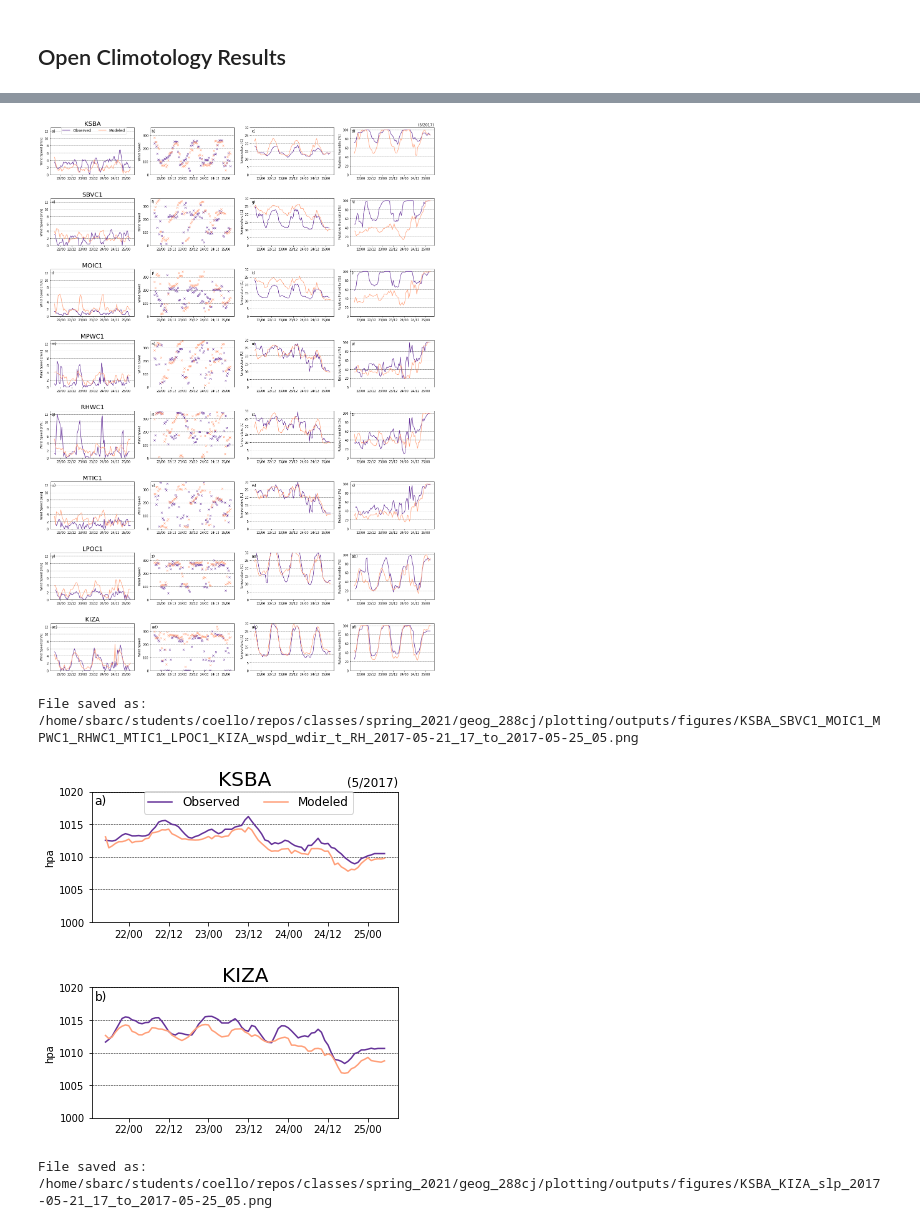
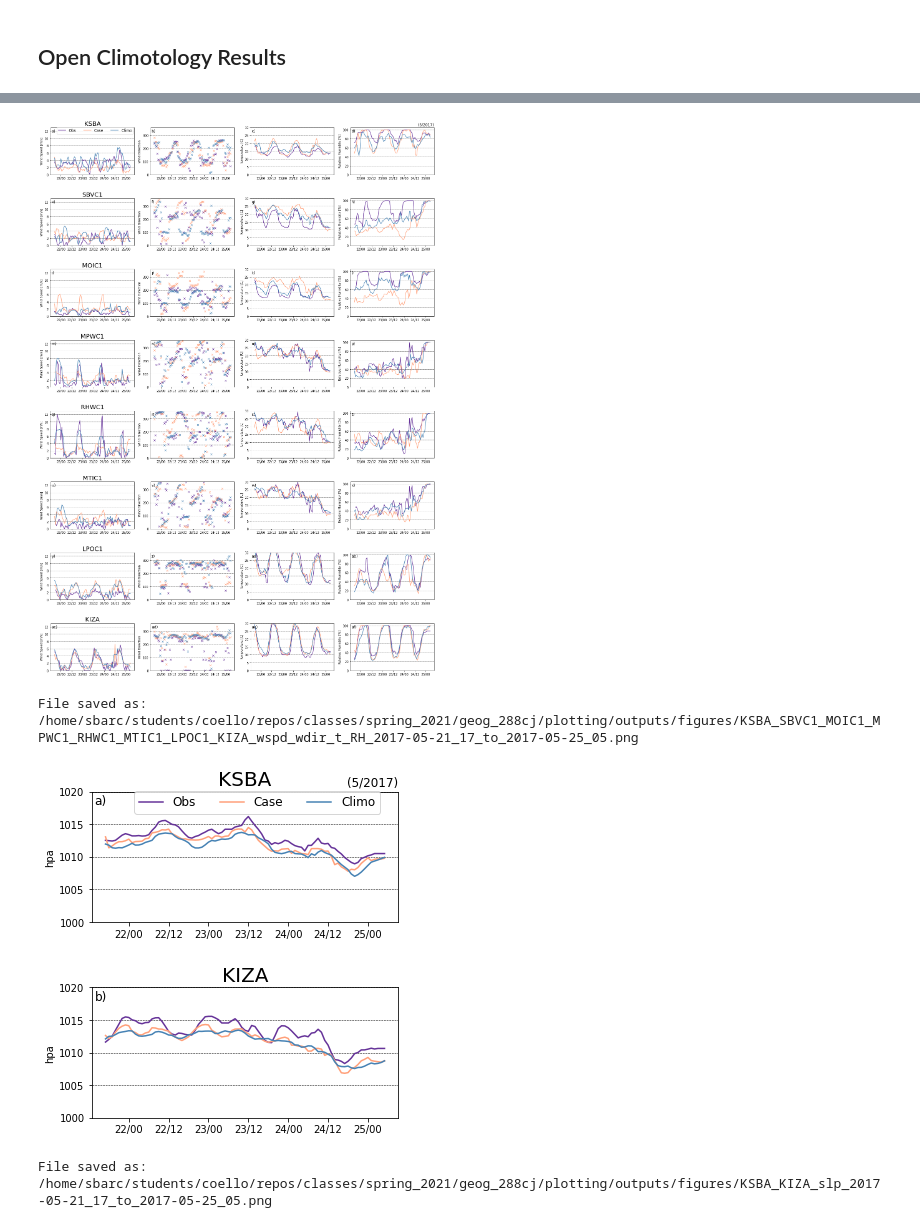
Before and after one commit to mmcoello/spring_2021, a Jupyter notebook: geog_288cj/plotting/analysis/station_data_v_wrf.ipynb, the cells around one changed output, grey strips where cells are left out. Cells and saved outputs as stored; diff of their text form; code cells hidden in the pictures.

Commit message:
processed wrfout files from climotology, and added climo to station v wrf code

```diff
--- a/geog_288cj/plotting/analysis/station_data_v_wrf.ipynb
+++ b/geog_288cj/plotting/analysis/station_data_v_wrf.ipynb
@@ -252,3 +263,5 @@ Opened File: ../input_data/wrf_out_post/wrfout_d03_2017-05-25_00:00:00_surf
+# %%
+dclimo = dclimo.sel(time = slice(str(dwrf.time.values[0]), str(dwrf.time.values[-1])))
 # %%
 levels_wspd = [0, np.nanmax(da.wspd)]
 
@@ -275,5 +294,7 @@ File saved as: /home/sbarc/students/coello/repos/classes/spring_2021/geog_288cj/
 # %%
 dwrf = dwrf.rename({'T2' : 't', 'rh2' : 'RH'})
+# %%
+dclimo = dclimo.rename({'T2' : 't', 'rh2' : 'RH'})
 # %%
 def plot_station_winds(data, data_names, data_cols, date_time, stations, var, var_labs, var_lims, \
                        line_sty, station_lab, leg_box, wind_untis, fig_size, outdir):
@@ -351,29 +372,33 @@ def plot_station_winds(data, data_names, data_cols, date_time, stations, var, va
 
 
 station_vars = ['wspd', 'wdir', 't', 'RH']
-var_labels = ['Wind Speed [' + wnd_units + ']', 'Wind Speed', 'Temperature [C]', 'Relative Humidity [%]']
+var_labels = ['Wind Speed [' + wnd_units + ']', 'Wind Direction', 'Temperature [C]', 'Relative Humidity [%]']
 var_lims = [(0,13), (0, 360), (0,30), (0,105)]
 line_labs = [('-', None), ('','x'), ('-', None), ('-', None)]
 
 
-plot_station_winds([da, dwrf], ['Observed', 'Modeled'], ['rebeccapurple', 'lightsalmon'], da.time, stations,  station_vars, var_labels, var_lims, line_labs, 0, \
-                   (0.1, 1.05), wnd_units, (22, 32), fig_outdir)
+plot_station_winds([da, dwrf, dclimo], ['Obs', 'Case', 'Climo'], \
+                   ['rebeccapurple', 'lightsalmon', 'steelblue'], da.time, stations,  station_vars, \
+                   var_labels, var_lims, line_labs, 0, \
+                   (0.05, 1.05), wnd_units, (22, 32), fig_outdir)
 # %% [output]
-[figure, old version]
+[figure, new version]
 File saved as: /home/sbarc/students/coello/repos/classes/spring_2021/geog_288cj/plotting/outputs/figures/KSBA_SBVC1_MOIC1_MPWC1_RHWC1_MTIC1_LPOC1_KIZA_wspd_wdir_t_RH_2017-05-21_17_to_2017-05-25_05.png
 # %%
 station_vars = ['slp']
 wrf_vars = ['slp']
 var_labels = ['hpa']
 var_lims = [(1000, 1020)]
-line_labs = [('-', None), ('-', None)]
+line_labs = [('-', None)]
 
 
-plot_station_winds([da, dwrf], ['Observed', 'Modeled'], ['rebeccapurple', 'lightsalmon'], da.time, ["KSBA", "KIZA"], \
+plot_station_winds([da, dwrf, dclimo], ['Obs', 'Case', 'Climo'], \
+                   ['rebeccapurple', 'lightsalmon', 'steelblue'], \
+                   da.time, ["KSBA", "KIZA"], \
                    station_vars, var_labels, var_lims, line_labs, \
-                   0, (0.15, 1.05), wnd_units, (5.5, 6), fig_outdir)
+                   0, (0.12, 1.05), wnd_units, (5.5, 6), fig_outdir)
 # %% [output]
-[figure, old version]
+[figure, new version]
 File saved as: /home/sbarc/students/coello/repos/classes/spring_2021/geog_288cj/plotting/outputs/figures/KSBA_KIZA_slp_2017-05-21_17_to_2017-05-25_05.png
 # %%
 def station_errors(data1, data2, date_time, stations, var, var_labs, var_lims, \
```
Also changed, not shown: parts of 6 cells of this notebook, 6 other files.
